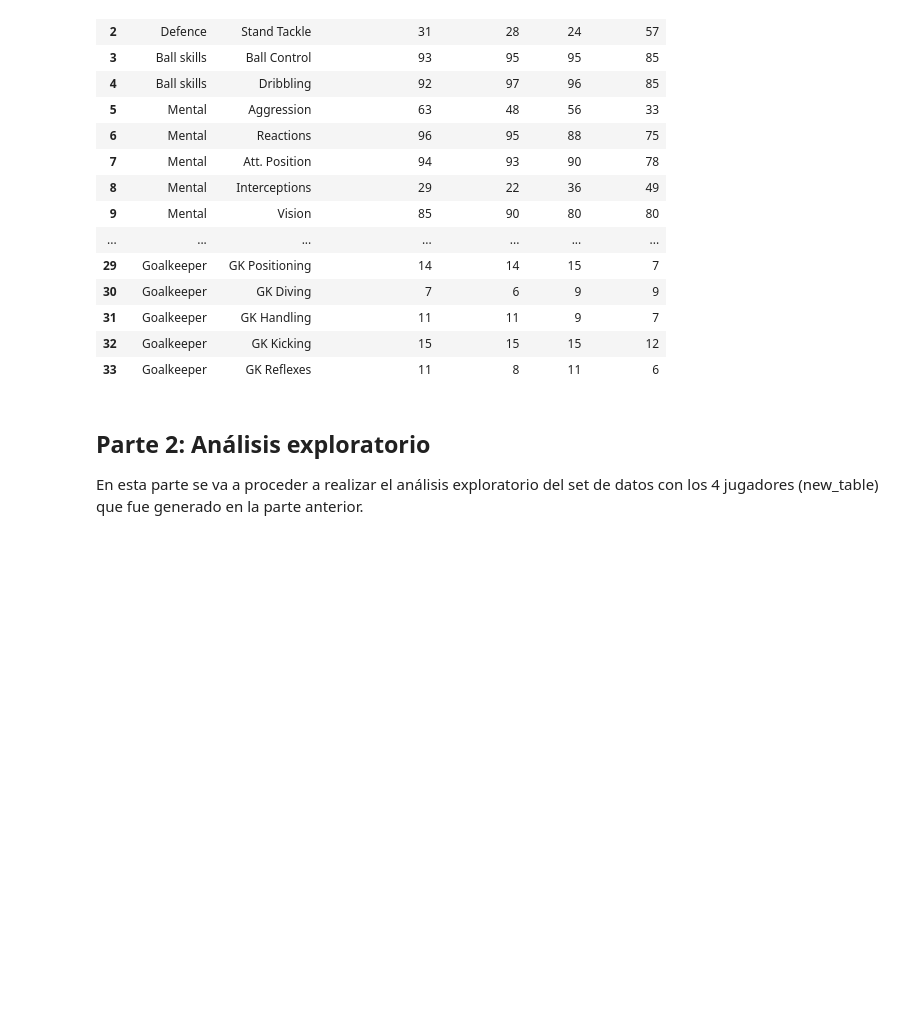
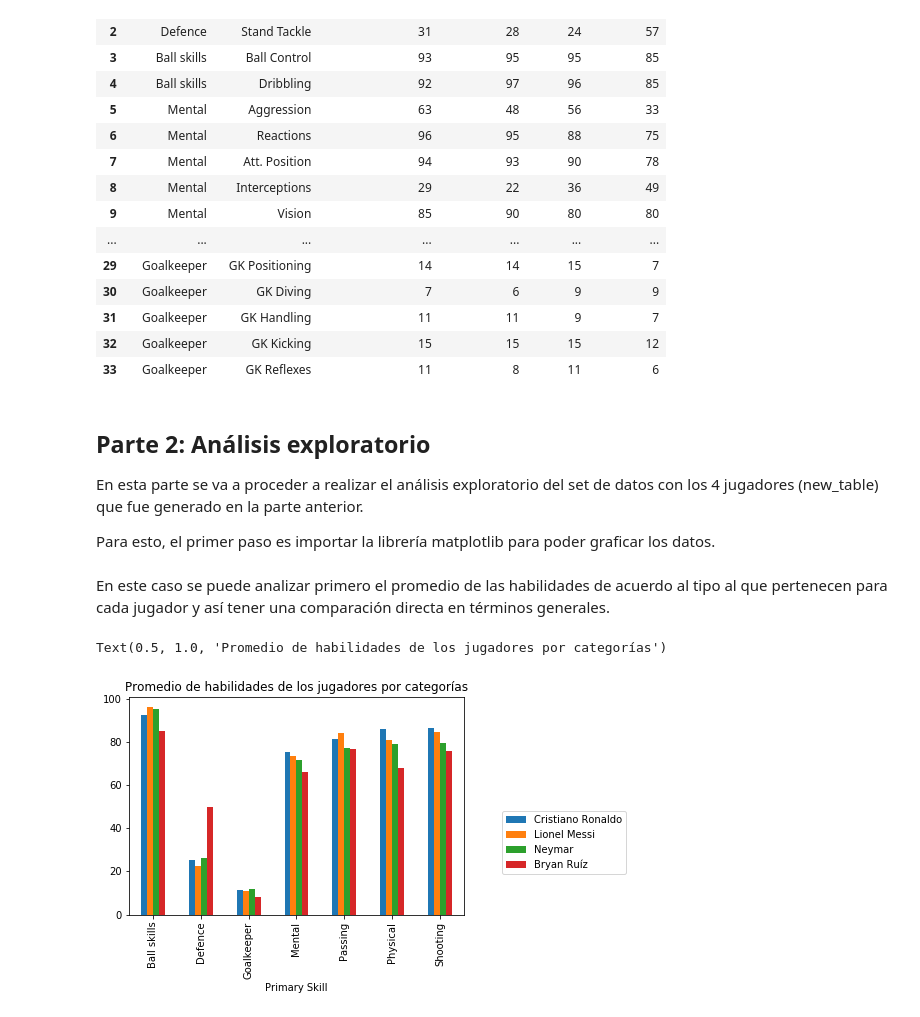
Before and after one commit to Boris94cr/Reconocimiento-de-Patrones, a Jupyter notebook: Inv-Corta-1/Inv-Corta-1.ipynb, the cells around one changed output. Saved outputs shown, nothing was run; the diff lists cells and outputs as text; code cells hidden in the pictures; blank space fills up the shorter version.

```diff
--- a/Inv-Corta-1/Inv-Corta-1.ipynb
+++ b/Inv-Corta-1/Inv-Corta-1.ipynb
@@ -379,3 +379,5 @@ new_table
 ## Parte 2: Análisis exploratorio
 
 En esta parte se va a proceder a realizar el análisis exploratorio del set de datos con los 4 jugadores (new_table) que fue generado en la parte anterior.
+
+Para esto, el primer paso es importar la librería matplotlib para poder graficar los datos.
@@ -381,0 +386,10 @@ En esta parte se va a proceder a realizar el análisis exploratorio del set de d
+# %% [markdown]
+En este caso se puede analizar primero el promedio de las habilidades de acuerdo al tipo al que pertenecen para cada jugador y así tener una comparación directa en términos generales.
+# %%
+new_summary = new_table.groupby('Primary Skill').mean()
+fig1 = new_summary.plot(kind='bar')
+plt.legend(bbox_to_anchor=(1.5,0.5))
+plt.title('Promedio de habilidades de los jugadores por categorías')
+# %% [output]
+Text(0.5, 1.0, 'Promedio de habilidades de los jugadores por categorías')
+[figure, added]
```
Also changed, not shown: parts of 8 cells of this notebook.
